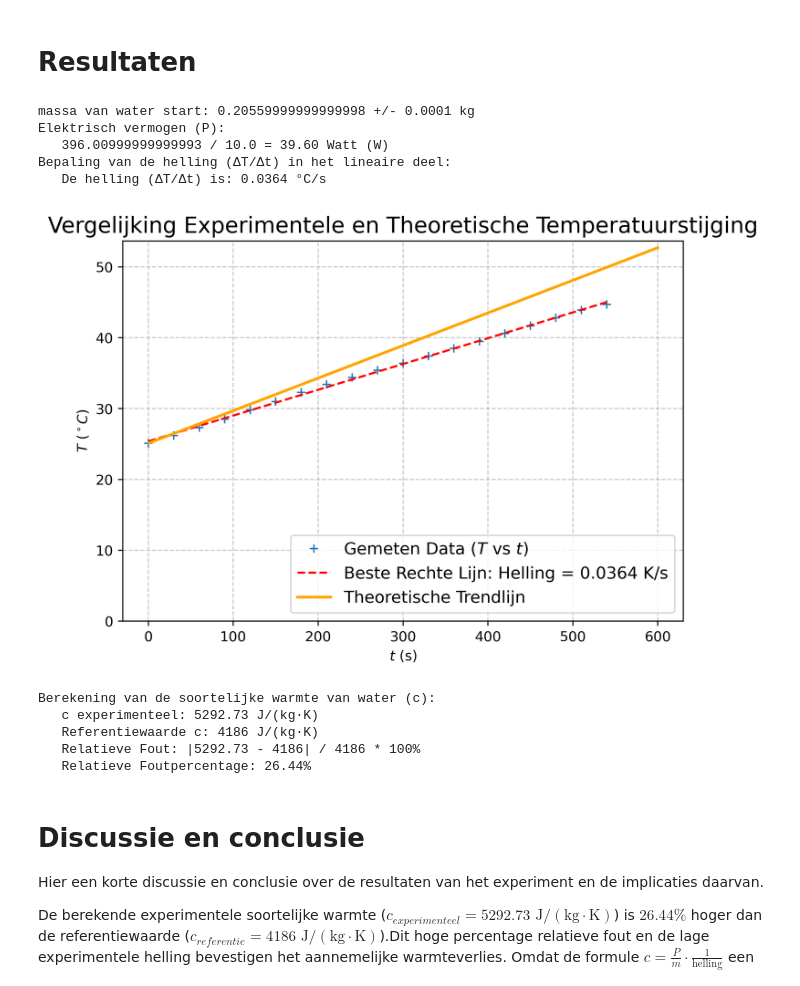
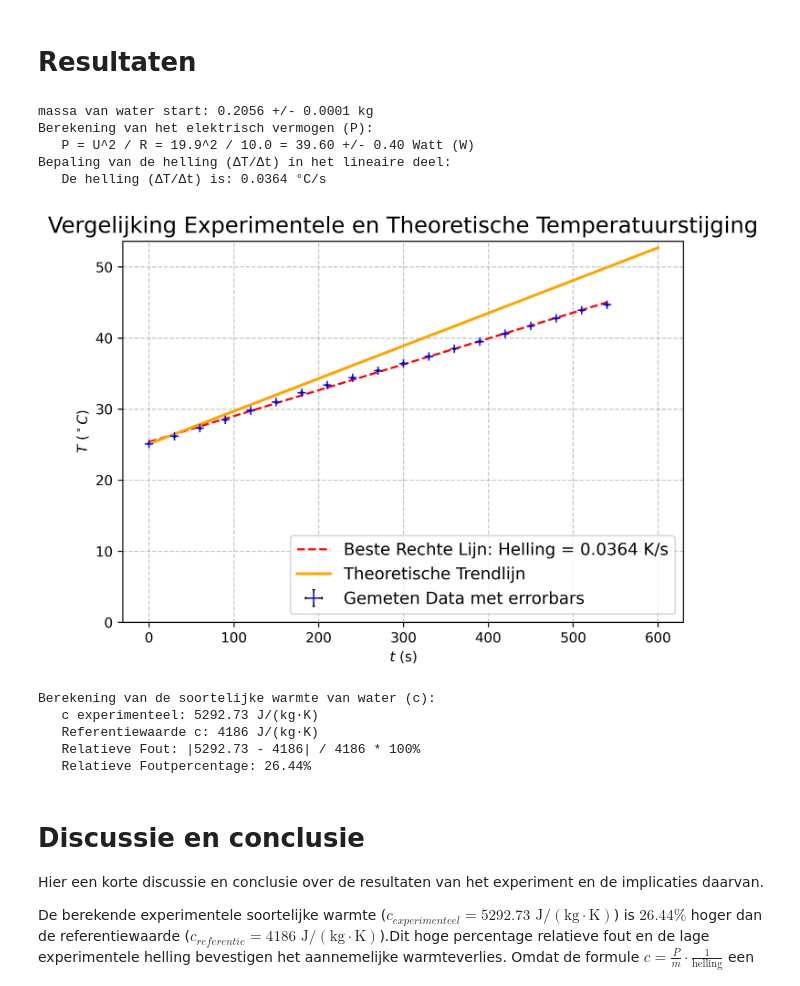
Before and after one commit to swerleman/IP2-Portfolio, a Jupyter notebook: Content/Labs/cwater.ipynb, the cells around one changed output. Cells and saved outputs as stored; diff of their text form; code cells hidden in the pictures.

```diff
--- a/Content/Labs/cwater.ipynb
+++ b/Content/Labs/cwater.ipynb
@@ -106,74 +106,80 @@ m_bekerglas_met_roerstaafje_start = 0.1520 # kilogram
 u_weegschaal = 0.0001 # kgram
 m_bekerglas_met_roerstaafje_en_water_start = 0.3576 # kg
 m_water_start = m_bekerglas_met_roerstaafje_en_water_start - m_bekerglas_met_roerstaafje_start
-print("massa van water start:", m_water_start, "+/- 0.0001 kg")
+print(f"massa van water start: {m_water_start:.4f} +/- 0.0001 kg")
 
 # onzekerheden en initiele waarden
 u_multimeter_voltage = 0.1 # V
+u_tijd = 1.0 # s geschat
 u_temperatuur = 0.05 #K geschat
 c_referentie = 4186  # J/(kg·K)
 U = 19.90 # V
 R = 10.0 # Ohm
 
-# uiteindelijk stabiel gehouden op 5.06 V en toen verwarmd naar 19.90 V voor 10 min elke 30 sec gemeten.
+# Verwarmd naar 19.90 V en toen voor 10 min elke 30 sec gemeten.
 # Plotten
 file_path = r'C:\Users\Eline\Dropbox\Eline\Universiteiten\TUDelft\Applied Physics\BSc 2025-2026 jaar 1\Q2\IP2\practica.portfolio\c_water\rawdata.soortelijke.warmte.Eline.csv'
-
 data = np.loadtxt(file_path, delimiter=',', skiprows=1)
 t = data[:, 0]
 T = data[:,1]
 
 # berekening vermogen P
 P = (U**2) / R
-print(f"Elektrisch vermogen (P):")
-print(f"   {U**2} / {R} = {P:.2f} Watt (W)")
+u_P = P * np.sqrt((2 * u_multimeter_voltage / U)**2)  # onzekerheid in P
+print(f"Berekening van het elektrisch vermogen (P):")
+print(f"   P = U^2 / R = {U}^2 / {R} = {P:.2f} +/- {u_P:.2f} Watt (W)")
 
 # Berekening helling
 (helling, intercept) = np.polyfit(t, T, 1)
 T_fit = helling * t + intercept
-
 print(f"Bepaling van de helling (ΔT/Δt) in het lineaire deel:")
 print(f"   De helling (ΔT/Δt) is: {helling:.4f} °C/s")
 
 # Theoretische trendlijn
 T_0 = 25.1        # gemeten initiële temperatuur (°C)
-P = (U**2) / R
 # Theoretische Helling = P / (m * c)
 helling_theoretisch = P / (m_water_start * c_referentie)
 t_test = np.linspace(1, 600, 600) # Tijd van 0 tot 600 seconden, met stappen van 1 seconde
 T_theoretisch = T_0 + helling_theoretisch * t_test
 
 #plot
-plt.figure(dpi=400)
+plt.figure(dpi=450)
 plt.title('Vergelijking Experimentele en Theoretische Temperatuurstijging', fontsize=16)
-plt.plot(t,T, '+', label='Gemeten Data ($T$ vs $t$)')
+plt.errorbar(t, T, xerr=u_tijd,        # De horizontale onzekerheid
+             yerr=u_temperatuur,      # De verticale onzekerheid
+             fmt='+',                 # Marker stijl (hetzelfde als je '+' in plot)
+             color='blue',
+             ecolor='black',
+             elinewidth=1,            # Dikte van de lijntjes van de errorbars
+             capsize=1,               # "Dakjes" op de errorbars
+             label='Gemeten Data met errorbars')
 plt.plot(t, T_fit, '--', label=f'Beste Rechte Lijn: Helling = {helling:.4f} K/s', color='red')
 plt.plot(t_test, T_theoretisch, '-', label=f'Theoretische Trendlijn', color='orange', linewidth=2)
 plt.legend(loc='lower right', fontsize=12)
 plt.xlabel("$t$ (s)")
 plt.ylabel("$T$ $(^\circ C)$")
 plt.grid(True, linestyle='--', alpha=0.7)
 plt.ylim(bottom=0, top=1.2*max(T))
 plt.tight_layout()
 plt.show()
 
 # Berekening soortelijke warmte water
 c_experimenteel = (P / m_water_start) * (1 / helling)
 
 # Berekening van de relatieve fout: (|c_exp - c_ref| / c_ref) * 100%
 relatieve_fout_percentage = (abs(c_experimenteel - c_referentie) / c_referentie) * 100
 print(f"Berekening van de soortelijke warmte van water (c):")
 print(f"   c experimenteel: {c_experimenteel:.2f} J/(kg·K)")
 print(f"   Referentiewaarde c: {c_referentie} J/(kg·K)")
 print(f"   Relatieve Fout: |{c_experimenteel:.2f} - {c_referentie}| / {c_referentie} * 100%")
 print(f"   Relatieve Foutpercentage: {relatieve_fout_percentage:.2f}%")
 # %% [output]
-massa van water start: 0.20559999999999998 +/- 0.0001 kg
-Elektrisch vermogen (P):
-   396.00999999999993 / 10.0 = 39.60 Watt (W)
+massa van water start: 0.2056 +/- 0.0001 kg
+Berekening van het elektrisch vermogen (P):
+   P = U^2 / R = 19.9^2 / 10.0 = 39.60 +/- 0.40 Watt (W)
 Bepaling van de helling (ΔT/Δt) in het lineaire deel:
    De helling (ΔT/Δt) is: 0.0364 °C/s
-[figure, old version]
+[figure, new version]
 Berekening van de soortelijke warmte van water (c):
    c experimenteel: 5292.73 J/(kg·K)
    Referentiewaarde c: 4186 J/(kg·K)
```
